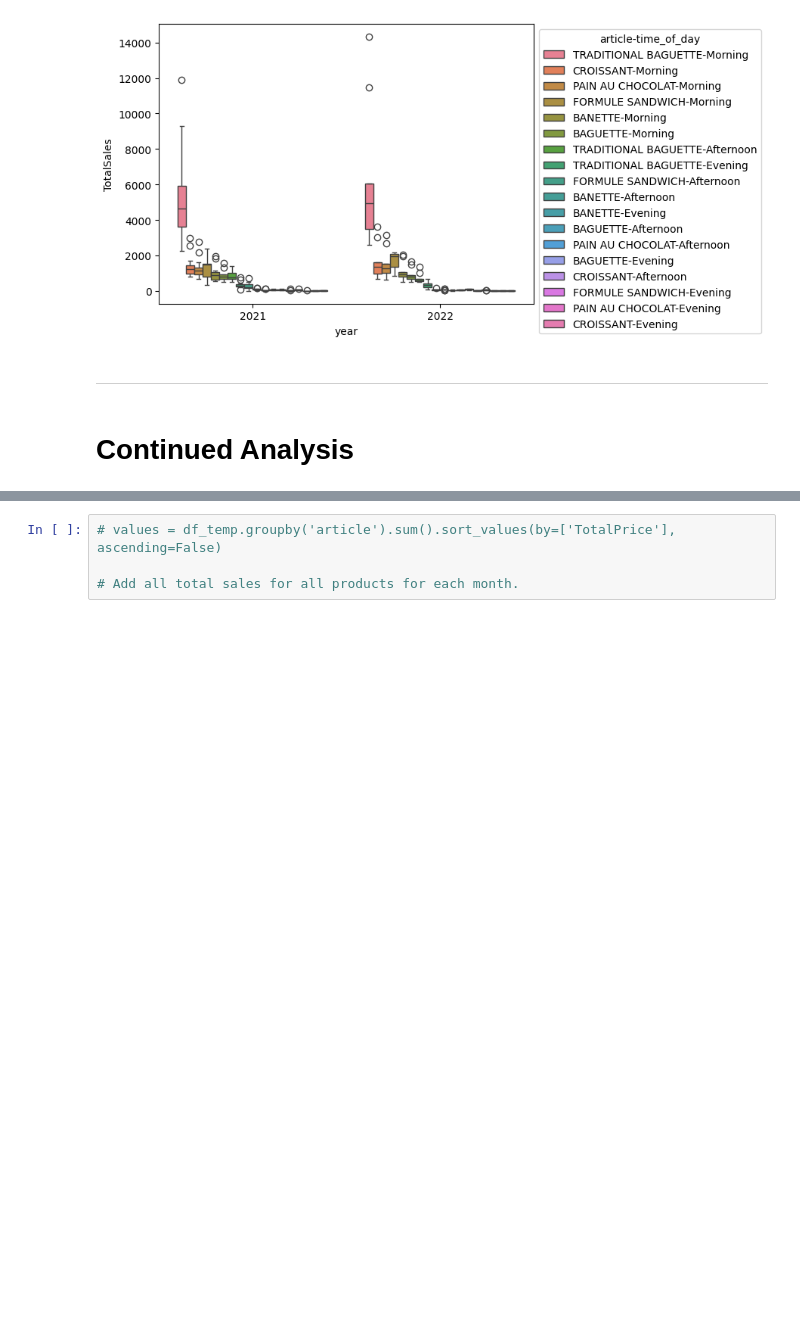
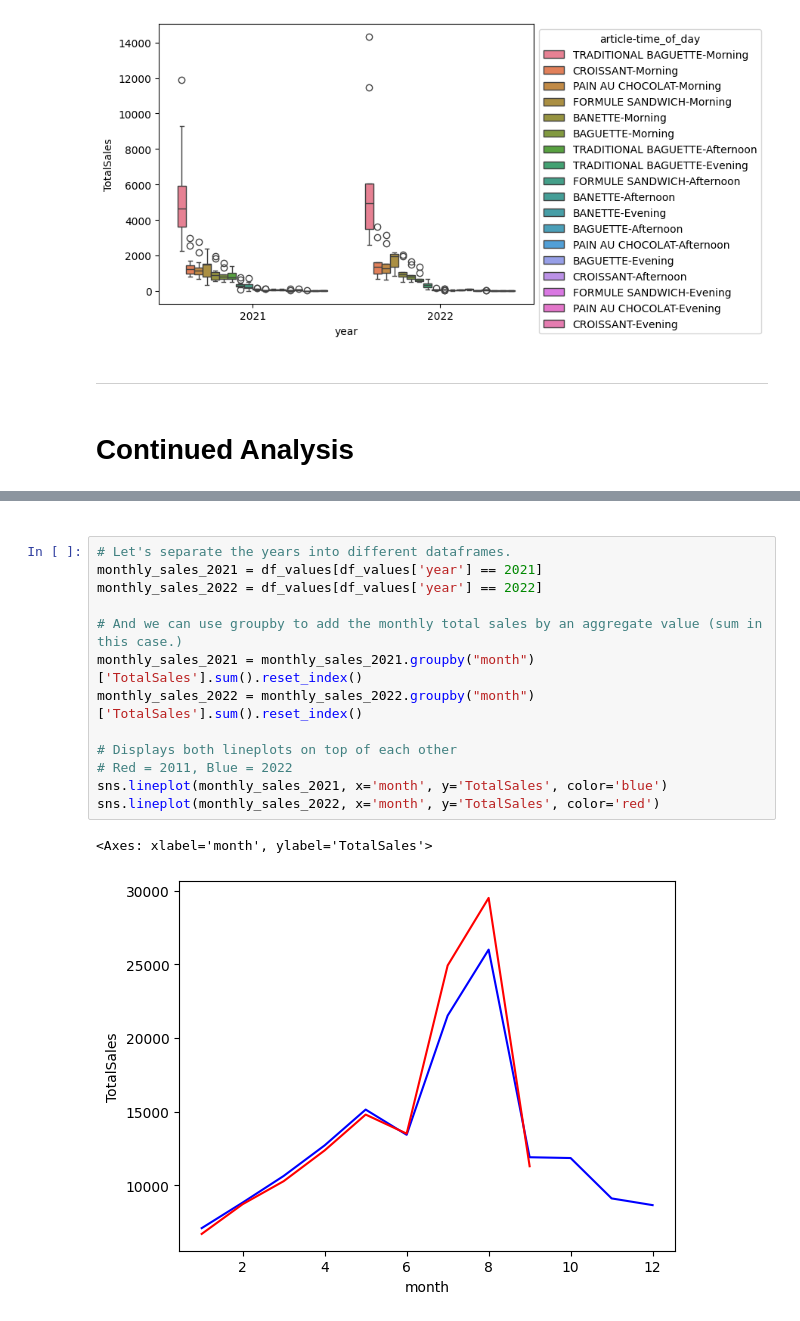
Before and after one commit to jehuhta/Intro_Data_Analytics_Huhta_Jeremy_Spring2025, a Jupyter notebook: Exercises_4_Analysis/EX41/ExerciseSet4_1_bakery.ipynb, the cells around one changed output, grey strips where cells are left out. Drawn from its saved outputs; the diff is of its cells as text; blank space fills up the shorter version.

```diff
--- a/Exercises_4_Analysis/EX41/ExerciseSet4_1_bakery.ipynb
+++ b/Exercises_4_Analysis/EX41/ExerciseSet4_1_bakery.ipynb
@@ -489,7 +501,21 @@ df_values
 | 361 | BAGUETTE | Evening | 2022 | 1 | 2.7 | BAGUETTE-Evening |
 | 362 | FORMULE SANDWICH | Evening | 2021 | 3 | 0.0 | FORMULE SANDWICH-Evening |
 363 rows × 6 columns
-# %%
-# values = df_temp.groupby('article').sum().sort_values(by=['TotalPrice'], ascending=False)
-
-# Add all total sales for all products for each month.
+# %% [markdown]
+<div id="target_position"></div>
+# %%
+# Let's separate the years into different dataframes.
+monthly_sales_2021 = df_values[df_values['year'] == 2021]
+monthly_sales_2022 = df_values[df_values['year'] == 2022]
+
+# And we can use groupby to add the monthly total sales by an aggregate value (sum in this case.)
+monthly_sales_2021 = monthly_sales_2021.groupby("month")['TotalSales'].sum().reset_index()
+monthly_sales_2022 = monthly_sales_2022.groupby("month")['TotalSales'].sum().reset_index()
+
+# Displays both lineplots on top of each other
+# Red = 2011, Blue = 2022
+sns.lineplot(monthly_sales_2021, x='month', y='TotalSales', color='blue')
+sns.lineplot(monthly_sales_2022, x='month', y='TotalSales', color='red')
+# %% [output]
+<Axes: xlabel='month', ylabel='TotalSales'>
+[figure, added]
```
Also changed, not shown: parts of 9 cells of this notebook.
